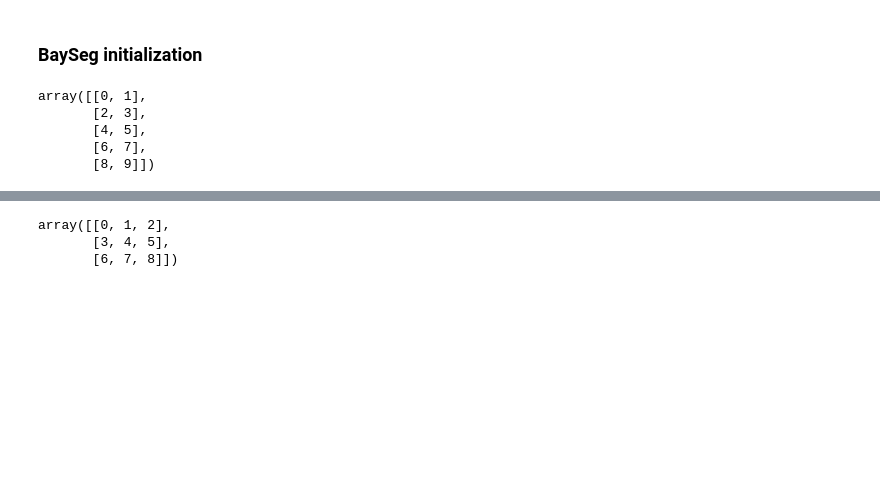
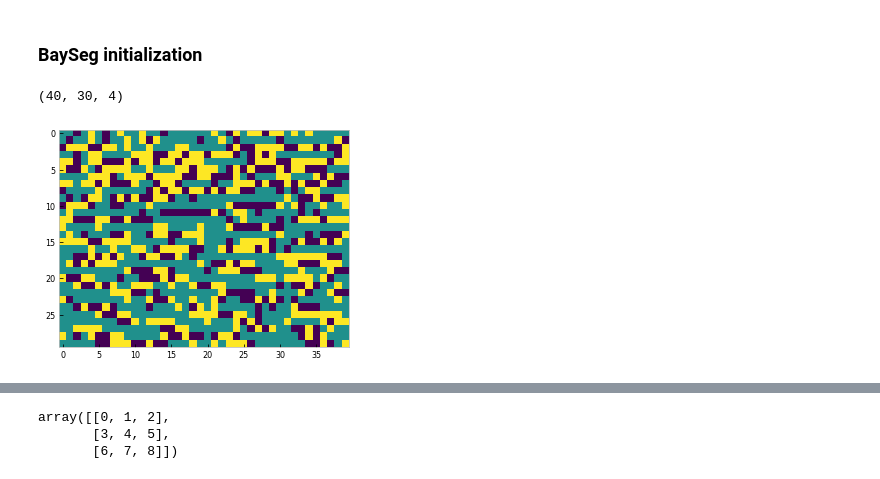
Before and after one commit to cgre-aachen/bayseg, a Jupyter notebook: notebooks/alex_prototyping_2d.ipynb, the cells around one changed output, grey strips where cells are left out. Cells and saved outputs as stored; diff of their text form; code cells hidden in the pictures; blank space fills up the shorter version.

```diff
--- a/notebooks/alex_prototyping_2d.ipynb
+++ b/notebooks/alex_prototyping_2d.ipynb
@@ -99,13 +99,16 @@ for i in range(f+1):
 [figure]
 # %% [markdown]
 ### BaySeg initialization
+# %%
+np.shape(obs)
+# %% [output]
+(40, 30, 4)
 # %%
-clf = bayseg.BaySeg(obs, 3)
+clf = bayseg.BaySeg(obs, 3, stamp=8)
-# %%
-bayseg.pseudocolor(np.array([np.arange(10)]).T, None)
-# %% [output]
-array([[0, 1],
-       [2, 3],
-       [4, 5],
-       [6, 7],
-       [8, 9]])
+# %%
+clf.fit(50)
+# %%
+plt.imshow(clf.labels[-1].reshape(n,m))
+plt.grid(False)
+# %% [output]
+[figure, added]
```
Also changed, not shown: parts of 5 cells of this notebook, 3 other files.
